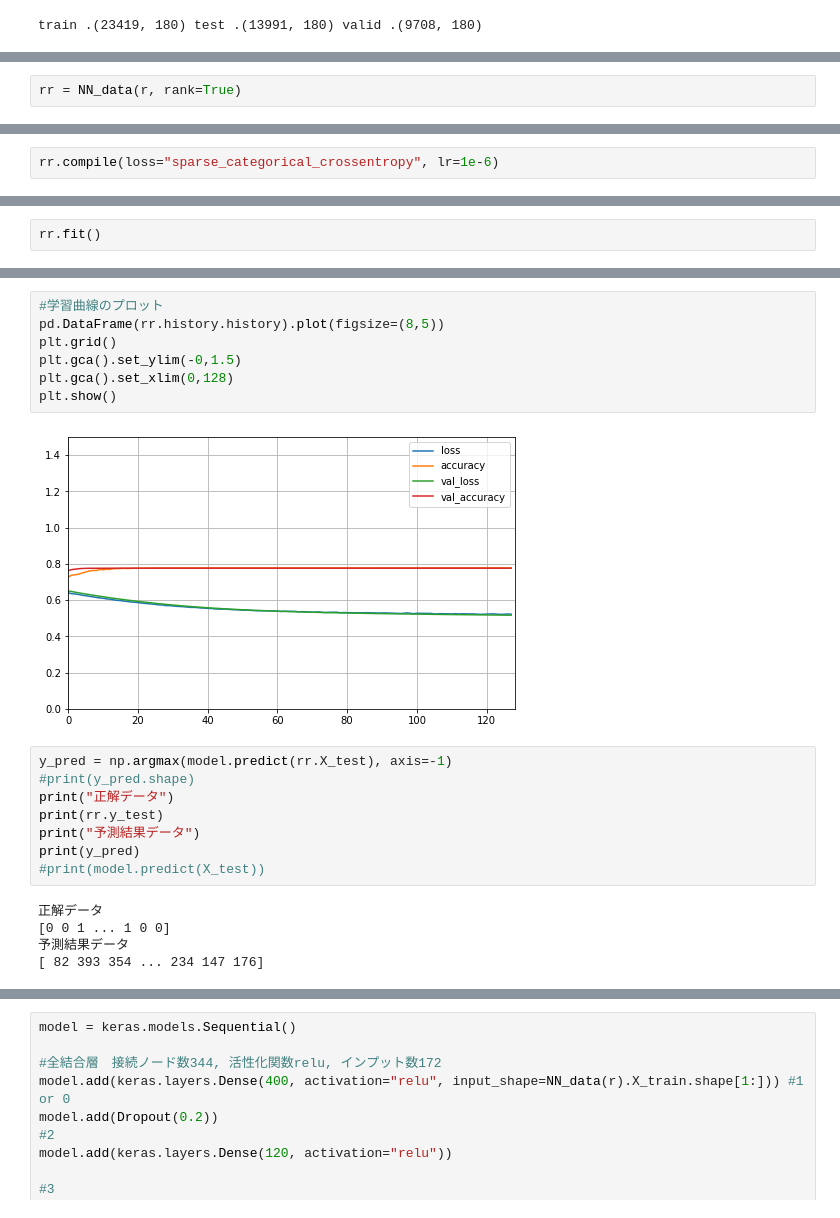
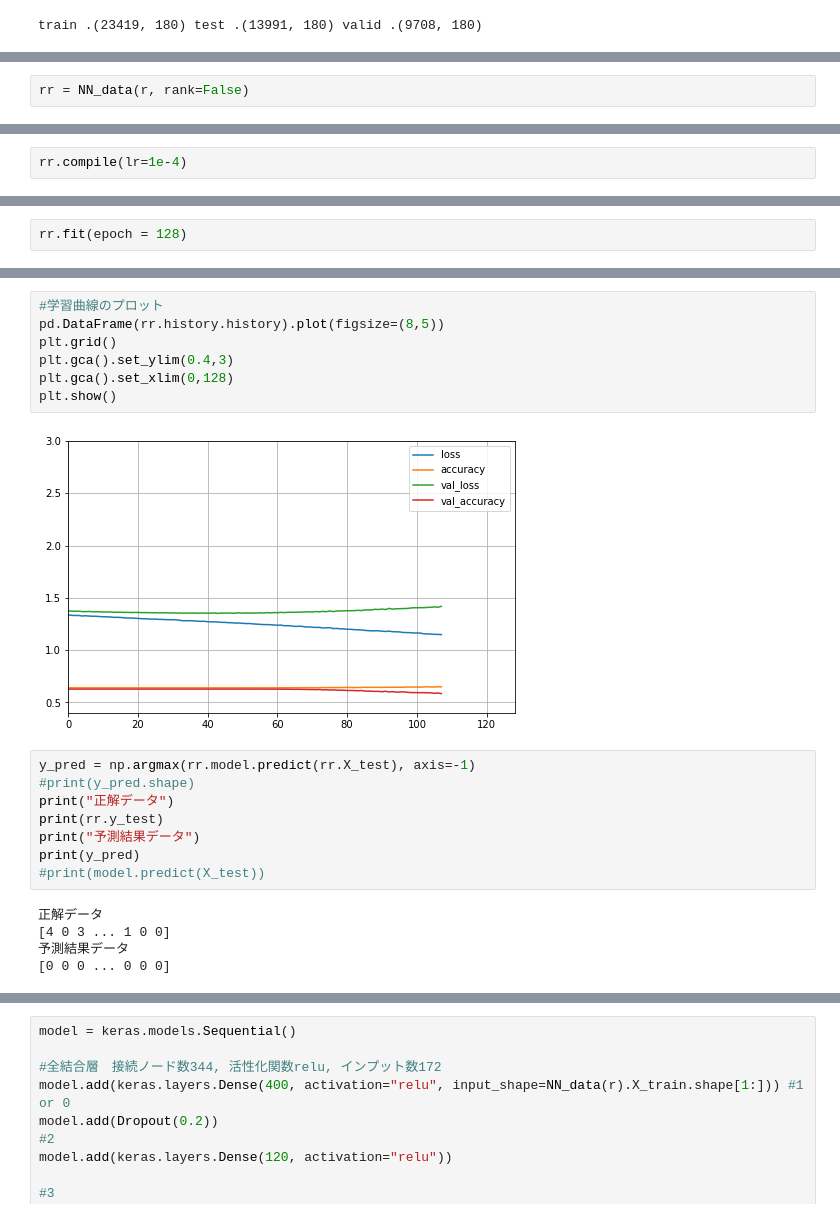
Before and after one commit to t18062/Product, a Jupyter notebook: NN.ipynb, the cells around one changed output, grey strips where cells are left out. Cells and saved outputs as stored; diff of their text form.

```diff
--- a/NN.ipynb
+++ b/NN.ipynb
@@ -198,5 +287,5 @@ class NN_data():
 # %%
-rr = NN_data(r, rank=True)
+rr = NN_data(r, rank=False)
 # %%
 rr.learning()
 # %% [output]
@@ -218,4 +307,4 @@ Trainable params: 406,642
 Non-trainable params: 0
 _________________________________________________________________
 # %%
-rr.compile(loss="sparse_categorical_crossentropy", lr=1e-6)
+rr.compile(lr=1e-4)
@@ -222,4 +313,4 @@ rr.compile(loss="sparse_categorical_crossentropy", lr=1e-6)
 # %%
-rr.fit()
+rr.fit(epoch = 128)
 # %% [output]
 Epoch 1/128
@@ -242,14 +337,14 @@ Epoch 128/128
 # %%
 #学習曲線のプロット
 pd.DataFrame(rr.history.history).plot(figsize=(8,5))
 plt.grid()
-plt.gca().set_ylim(-0,1.5)
+plt.gca().set_ylim(0.4,3)
 plt.gca().set_xlim(0,128)
 plt.show()
 # %% [output]
-[figure, old version]
+[figure, new version]
 # %%
-y_pred = np.argmax(model.predict(rr.X_test), axis=-1)
+y_pred = np.argmax(rr.model.predict(rr.X_test), axis=-1)
 #print(y_pred.shape)
 print("正解データ")
 print(rr.y_test)
@@ -258,6 +353,6 @@ print(y_pred)
 #print(model.predict(X_test))
 # %% [output]
 正解データ
-[0 0 1 ... 1 0 0]
+[4 0 3 ... 1 0 0]
 予測結果データ
-[ 82 393 354 ... 234 147 176]
+[0 0 0 ... 0 0 0]
```
Also changed, not shown: parts of 14 cells of this notebook.
